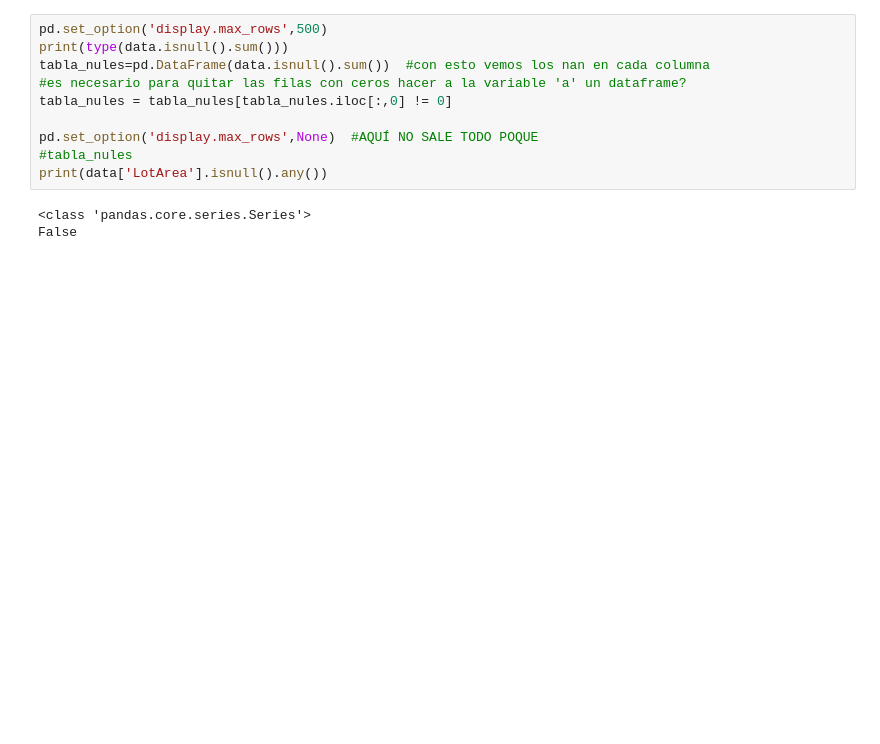
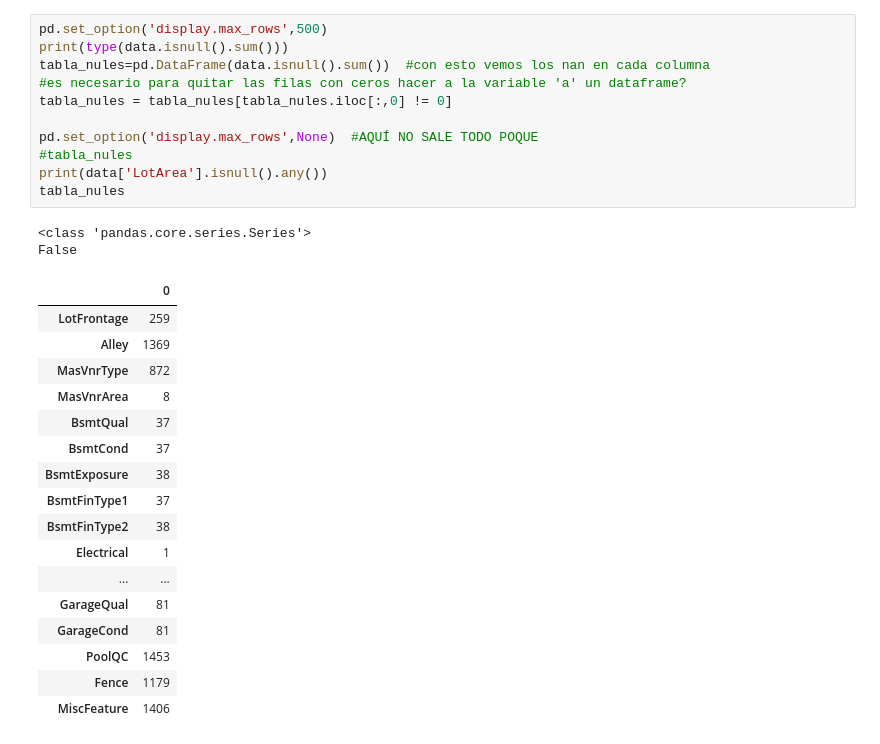
Before and after one commit to daviloncio/repositorio2, a Jupyter notebook: practica aprendizaje 1.ipynb, the cells around one changed output. Saved outputs shown, nothing was run; the diff lists cells and outputs as text; blank space fills up the shorter version.

```diff
--- a/practica aprendizaje 1.ipynb
+++ b/practica aprendizaje 1.ipynb
@@ -33,14 +33,32 @@ data.head(200)
 # %%
 pd.set_option('display.max_rows',500)
 print(type(data.isnull().sum()))
 tabla_nules=pd.DataFrame(data.isnull().sum())  #con esto vemos los nan en cada columna
 #es necesario para quitar las filas con ceros hacer a la variable 'a' un dataframe?
 tabla_nules = tabla_nules[tabla_nules.iloc[:,0] != 0]
 
 pd.set_option('display.max_rows',None)  #AQUÍ NO SALE TODO POQUE
 #tabla_nules
 print(data['LotArea'].isnull().any())
+tabla_nules
 # %% [output]
 <class 'pandas.core.series.Series'>
 False
+|  | 0 |
+| LotFrontage | 259 |
+| Alley | 1369 |
+| MasVnrType | 872 |
+| MasVnrArea | 8 |
+| BsmtQual | 37 |
+| BsmtCond | 37 |
+| BsmtExposure | 38 |
+| BsmtFinType1 | 37 |
+| BsmtFinType2 | 38 |
+| Electrical | 1 |
+| ... | ... |
+| GarageQual | 81 |
+| GarageCond | 81 |
+| PoolQC | 1453 |
+| Fence | 1179 |
+| MiscFeature | 1406 |
 # %%
```
Also changed, not shown: parts of 2 cells of this notebook, 1 other file.
